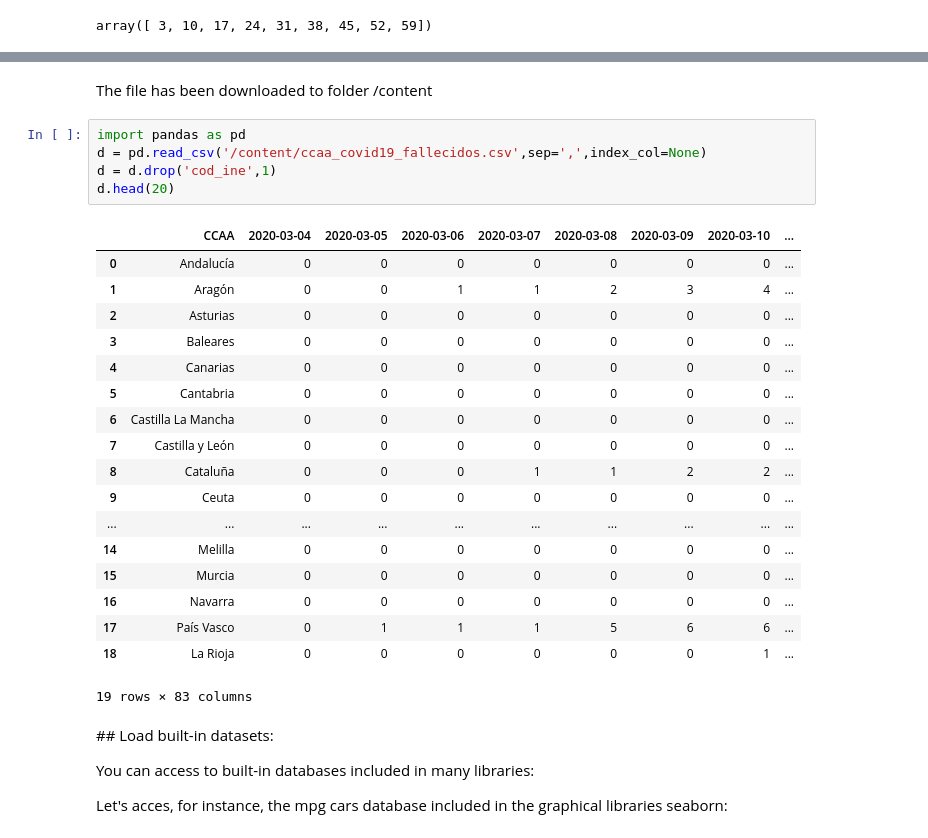
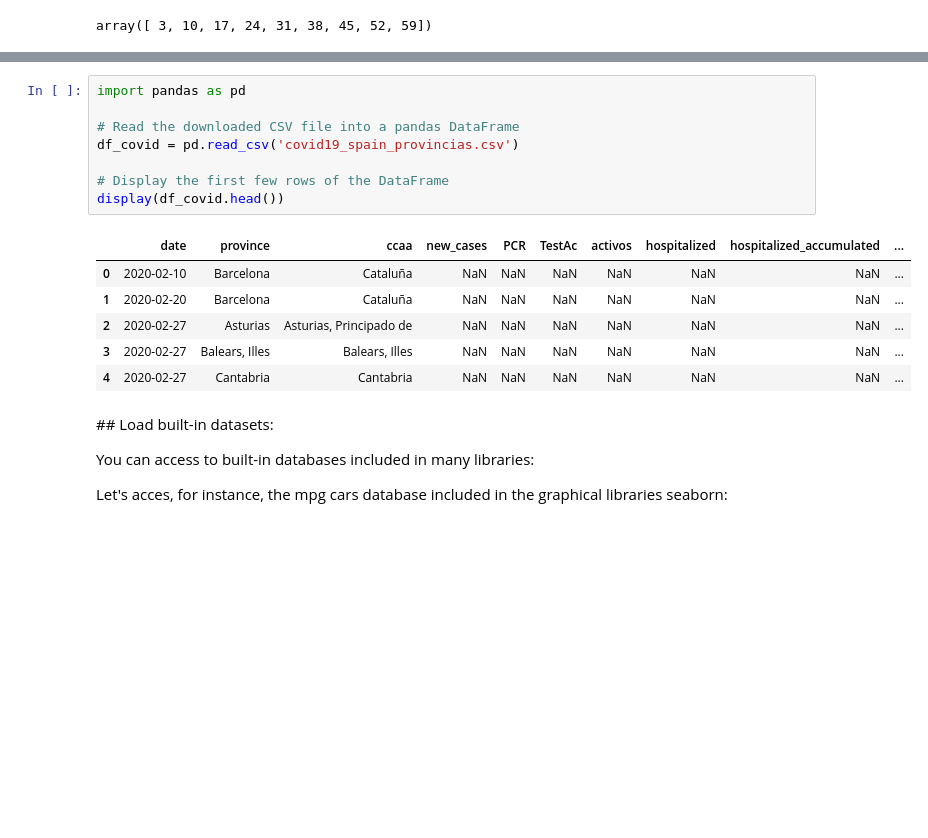
Before and after one commit to xtianu/UPC_DAPR_2026, a Jupyter notebook: S1/S1. Intro_Python.ipynb, the cells around one changed output, grey strips where cells are left out. Drawn from its saved outputs; the diff is of its cells as text; blank space fills up the shorter version.

```diff
--- a/S1/S1. Intro_Python.ipynb
+++ b/S1/S1. Intro_Python.ipynb
@@ -958,29 +973,18 @@ ccaa_covid19_fallec 100%[===================>]   6.54K  --.-KB/s    in 0s
-# %% [markdown]
-The file has been downloaded to folder /content
-# %%
-import pandas as pd
-d = pd.read_csv('/content/ccaa_covid19_fallecidos.csv',sep=',',index_col=None)
-d = d.drop('cod_ine',1)
-d.head(20)
-# %% [output]
-|  | CCAA | 2020-03-04 | 2020-03-05 | 2020-03-06 | 2020-03-07 | 2020-03-08 | 2020-03-09 | 2020-03-10 | ... |
-| 0 | Andalucía | 0 | 0 | 0 | 0 | 0 | 0 | 0 | ... |
-| 1 | Aragón | 0 | 0 | 1 | 1 | 2 | 3 | 4 | ... |
-| 2 | Asturias | 0 | 0 | 0 | 0 | 0 | 0 | 0 | ... |
-| 3 | Baleares | 0 | 0 | 0 | 0 | 0 | 0 | 0 | ... |
-| 4 | Canarias | 0 | 0 | 0 | 0 | 0 | 0 | 0 | ... |
-| 5 | Cantabria | 0 | 0 | 0 | 0 | 0 | 0 | 0 | ... |
-| 6 | Castilla La Mancha | 0 | 0 | 0 | 0 | 0 | 0 | 0 | ... |
-| 7 | Castilla y León | 0 | 0 | 0 | 0 | 0 | 0 | 0 | ... |
-| 8 | Cataluña | 0 | 0 | 0 | 1 | 1 | 2 | 2 | ... |
-| 9 | Ceuta | 0 | 0 | 0 | 0 | 0 | 0 | 0 | ... |
-| ... | ... | ... | ... | ... | ... | ... | ... | ... | ... |
-| 14 | Melilla | 0 | 0 | 0 | 0 | 0 | 0 | 0 | ... |
-| 15 | Murcia | 0 | 0 | 0 | 0 | 0 | 0 | 0 | ... |
-| 16 | Navarra | 0 | 0 | 0 | 0 | 0 | 0 | 0 | ... |
-| 17 | País Vasco | 0 | 1 | 1 | 1 | 5 | 6 | 6 | ... |
-| 18 | La Rioja | 0 | 0 | 0 | 0 | 0 | 0 | 1 | ... |
-19 rows × 83 columns
+# %%
+import pandas as pd
+
+# Read the downloaded CSV file into a pandas DataFrame
+df_covid = pd.read_csv('covid19_spain_provincias.csv')
+
+# Display the first few rows of the DataFrame
+display(df_covid.head())
+# %% [output]
+|  | date | province | ccaa | new_cases | PCR | TestAc | activos | hospitalized | hospitalized_accumulated | ... |
+| 0 | 2020-02-10 | Barcelona | Cataluña | NaN | NaN | NaN | NaN | NaN | NaN | ... |
+| 1 | 2020-02-20 | Barcelona | Cataluña | NaN | NaN | NaN | NaN | NaN | NaN | ... |
+| 2 | 2020-02-27 | Asturias | Asturias, Principado de | NaN | NaN | NaN | NaN | NaN | NaN | ... |
+| 3 | 2020-02-27 | Balears, Illes | Balears, Illes | NaN | NaN | NaN | NaN | NaN | NaN | ... |
+| 4 | 2020-02-27 | Cantabria | Cantabria | NaN | NaN | NaN | NaN | NaN | NaN | ... |
 # %% [markdown]
 ## Load built-in datasets:
 
```
Also changed, not shown: parts of 38 cells of this notebook.
